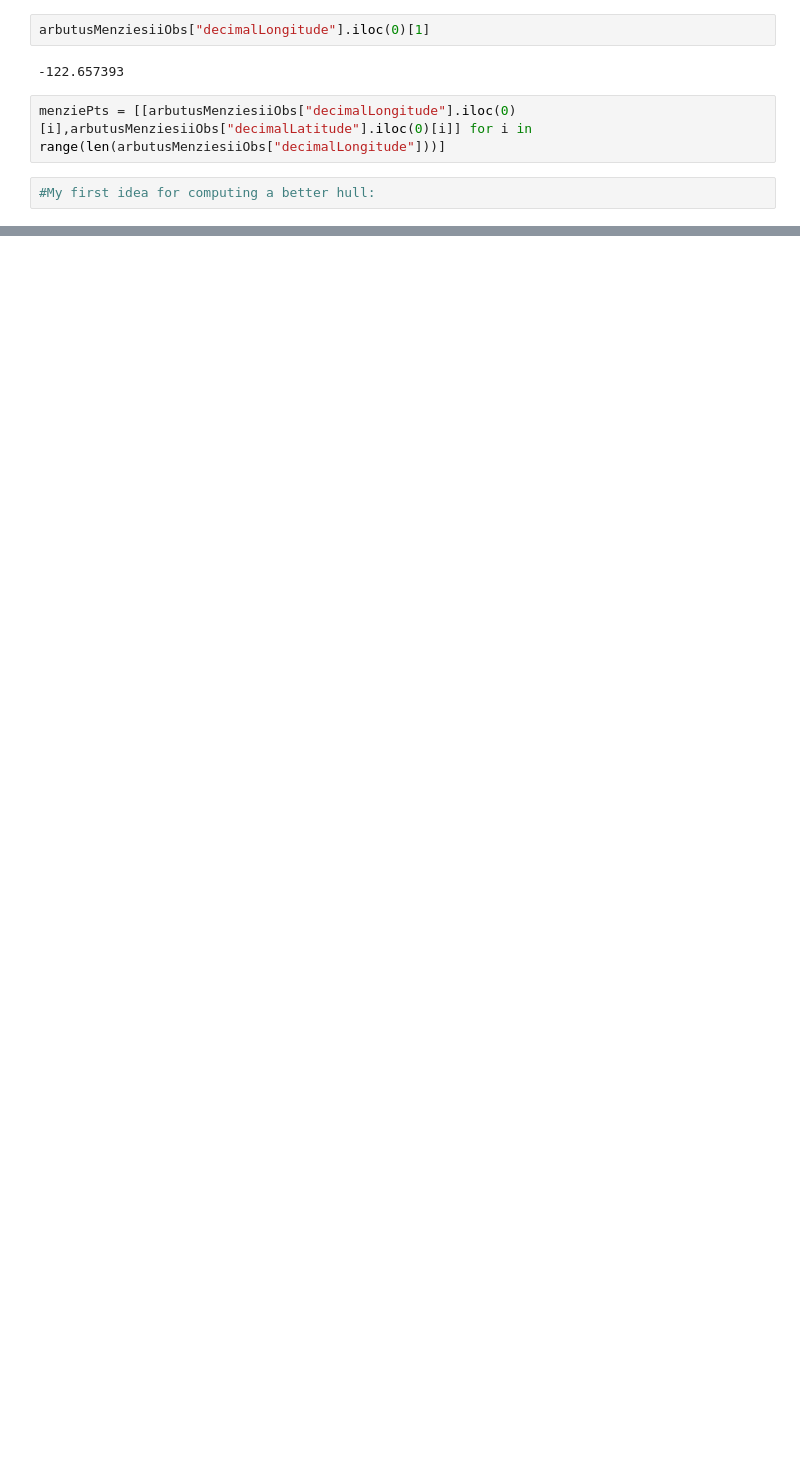
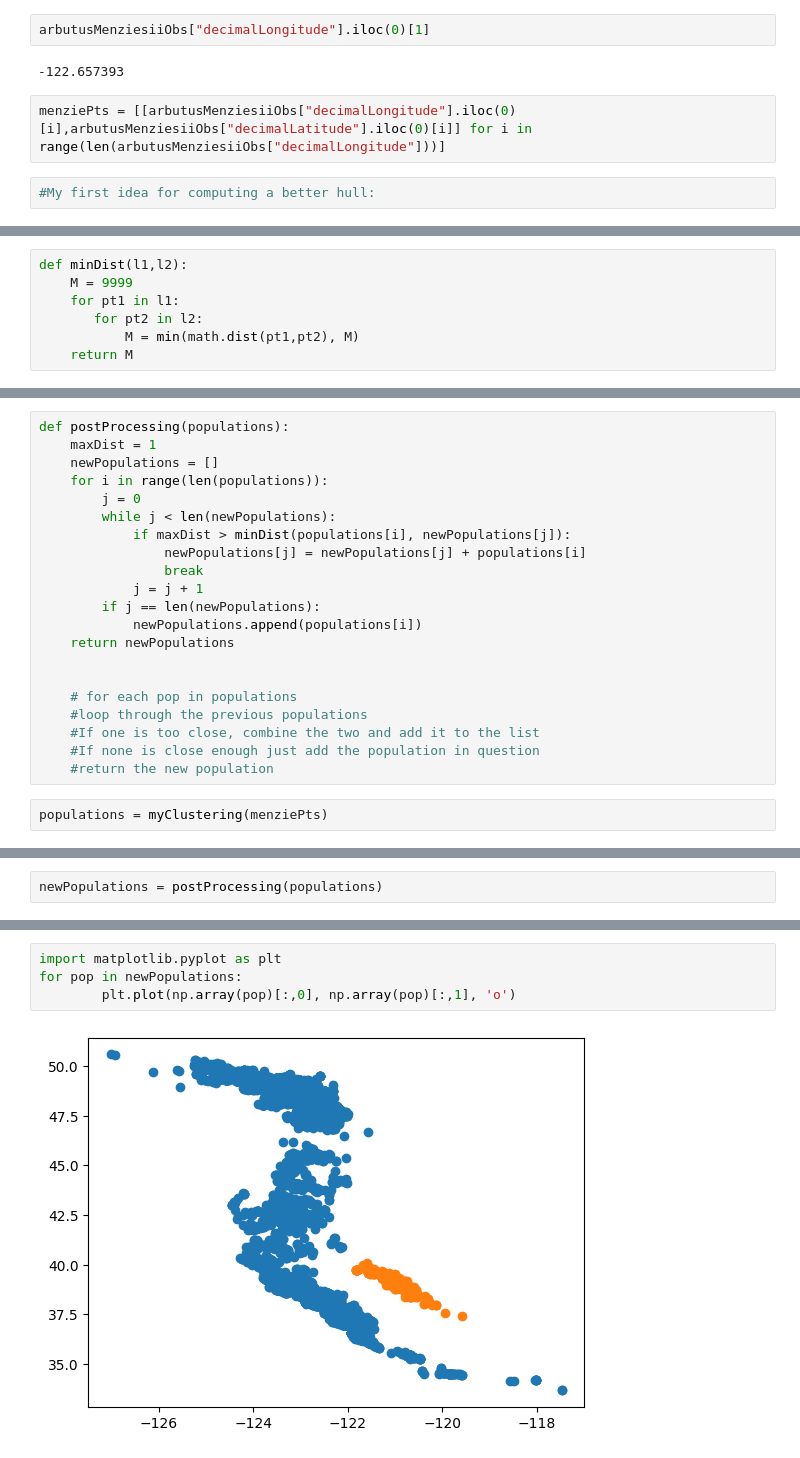
Before and after one commit to SeanHaight/madroneRange, a Jupyter notebook: MappingProject.ipynb, the cells around one changed output, grey strips where cells are left out. Drawn from its saved outputs; the diff is of its cells as text; blank space fills up the shorter version.

Commit message:
Added Clustering

```diff
--- a/MappingProject.ipynb
+++ b/MappingProject.ipynb
@@ -148,0 +130,7 @@ menziePts
+# %%
+def minDist(l1,l2):
+    M = 9999
+    for pt1 in l1:
+       for pt2 in l2:
+           M = min(math.dist(pt1,pt2), M)
+    return M
@@ -148,0 +165,23 @@ menziePts
+# %%
+def postProcessing(populations):
+    maxDist = 1
+    newPopulations = []
+    for i in range(len(populations)):
+        j = 0
+        while j < len(newPopulations):
+            if maxDist > minDist(populations[i], newPopulations[j]):
+                newPopulations[j] = newPopulations[j] + populations[i]
+                break
+            j = j + 1
+        if j == len(newPopulations):
+            newPopulations.append(populations[i])
+    return newPopulations
+
+
+    # for each pop in populations
+    #loop through the previous populations
+    #If one is too close, combine the two and add it to the list
+    #If none is close enough just add the population in question
+    #return the new population
+# %%
+populations = myClustering(menziePts)
@@ -148,0 +206,2 @@ menziePts
+# %%
+newPopulations = postProcessing(populations)
@@ -148,0 +220,6 @@ menziePts
+# %%
+import matplotlib.pyplot as plt
+for pop in newPopulations:
+        plt.plot(np.array(pop)[:,0], np.array(pop)[:,1], 'o')
+# %% [output]
+[figure, added]
```
Also changed, not shown: parts of 8 cells of this notebook.
